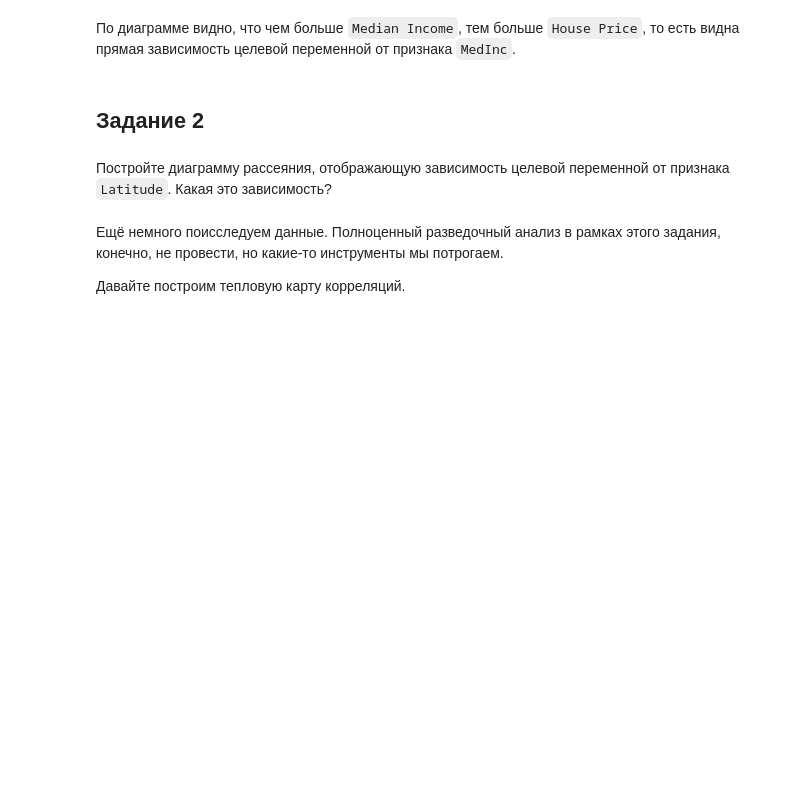
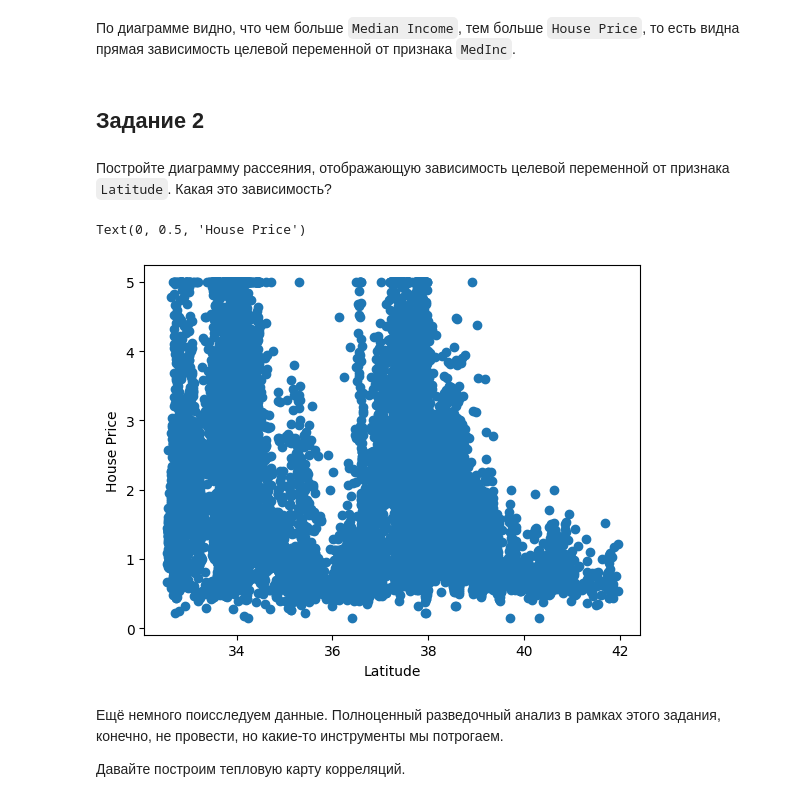
Before and after one commit to ivanovjaroslaw/hometasks, a Jupyter notebook: ML_PT_Course/ML_PTCourse_MicroHT1.ipynb, the cells around one changed output. Saved outputs shown, nothing was run; the diff lists cells and outputs as text; code cells hidden in the pictures; blank space fills up the shorter version.

```diff
--- a/ML_PT_Course/ML_PTCourse_MicroHT1.ipynb
+++ b/ML_PT_Course/ML_PTCourse_MicroHT1.ipynb
@@ -66,3 +69,10 @@ plt.ylabel('House Price')
+# %%
+plt.scatter(X['Latitude'], y)
+plt.xlabel('Latitude')
+plt.ylabel('House Price')
+# %% [output]
+Text(0, 0.5, 'House Price')
+[figure, added]
 # %% [markdown]
 Ещё немного поисследуем данные. Полноценный разведочный анализ в рамках этого задания, конечно, не провести, но какие-то инструменты мы потрогаем.
 
```
Also changed, not shown: parts of 10 cells of this notebook.
